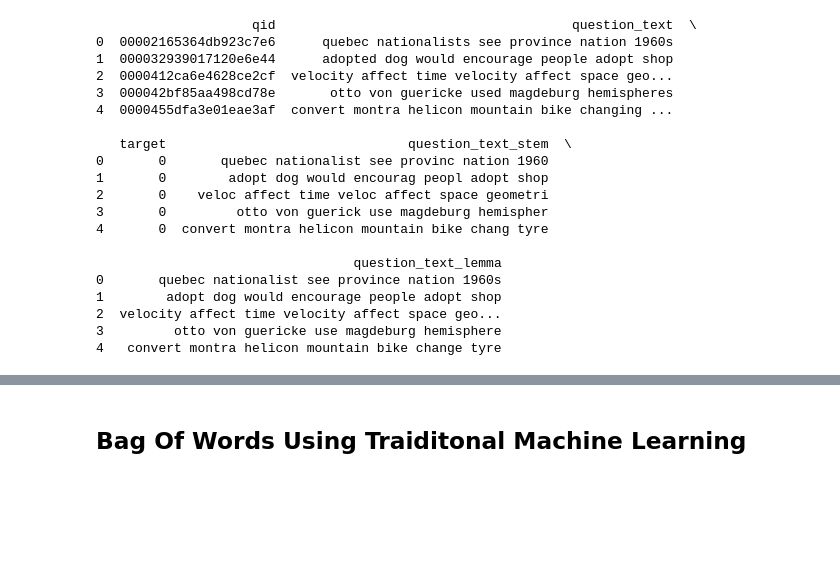
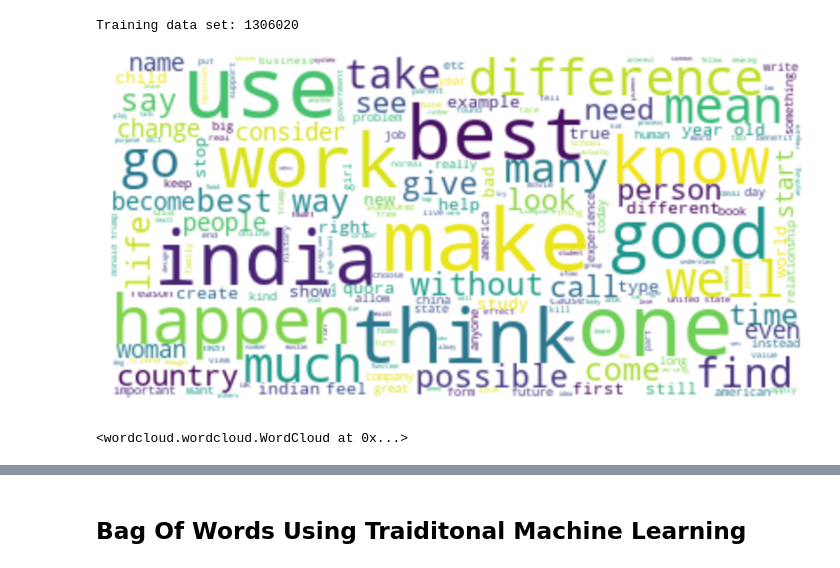
Before and after one commit to yungnien/Springboard, a Jupyter notebook: capstone/Prototype.ipynb, the cells around one changed output, grey strips where cells are left out. Saved outputs shown, nothing was run; the diff lists cells and outputs as text; code cells hidden in the pictures; blank space fills up the shorter version.

```diff
--- a/capstone/Prototype.ipynb
+++ b/capstone/Prototype.ipynb
@@ -111,30 +104,8 @@ Wall time: 34min 24s
 # %%
 from joblib import dump
 from joblib import load
-
 filename = 'train_data.sav'
-#dump(train_data, filename)
 train_data = load(filename)
+print('Training data set: ' + str(len(train_data)))
+# %% [output]
+Training data set: 1306020
-# %%
-print(train_data.head())
-# %% [output]
-                    qid                                      question_text  \
-0  00002165364db923c7e6      quebec nationalists see province nation 1960s
-1  000032939017120e6e44      adopted dog would encourage people adopt shop
-2  0000412ca6e4628ce2cf  velocity affect time velocity affect space geo...
-3  000042bf85aa498cd78e       otto von guericke used magdeburg hemispheres
-4  0000455dfa3e01eae3af  convert montra helicon mountain bike changing ...
-
-   target                               question_text_stem  \
-0       0       quebec nationalist see provinc nation 1960
-1       0        adopt dog would encourag peopl adopt shop
-2       0    veloc affect time veloc affect space geometri
-3       0         otto von guerick use magdeburg hemispher
-4       0  convert montra helicon mountain bike chang tyre
-
-                                 question_text_lemma
-0       quebec nationalist see province nation 1960s
-1        adopt dog would encourage people adopt shop
-2  velocity affect time velocity affect space geo...
-3         otto von guericke use magdeburg hemisphere
-4   convert montra helicon mountain bike change tyre
@@ -147,0 +114,22 @@ print(train_data.head())
+# %%
+import numpy as np
+import pandas as pd
+from os import path
+from PIL import Image
+from wordcloud import WordCloud, STOPWORDS, ImageColorGenerator
+
+import matplotlib.pyplot as plt
+%matplotlib inline
+
+#train_data[["question_text", "question_text_stem","question_text_lemma"]].head()
+
+text = " ".join(question for question in train_data.question_text_lemma)
+plt.figure(figsize=(30,20))
+wordcloud = WordCloud(max_font_size=50, max_words=200, background_color="white").generate(text)
+plt.imshow(wordcloud, interpolation='bilinear')
+plt.axis("off")
+plt.show()
+wordcloud.to_file("image/all_words.png")
+# %% [output]
+[figure, added]
+<wordcloud.wordcloud.WordCloud at 0x...>
```
Also changed, not shown: parts of 32 cells of this notebook, 4 other files.
